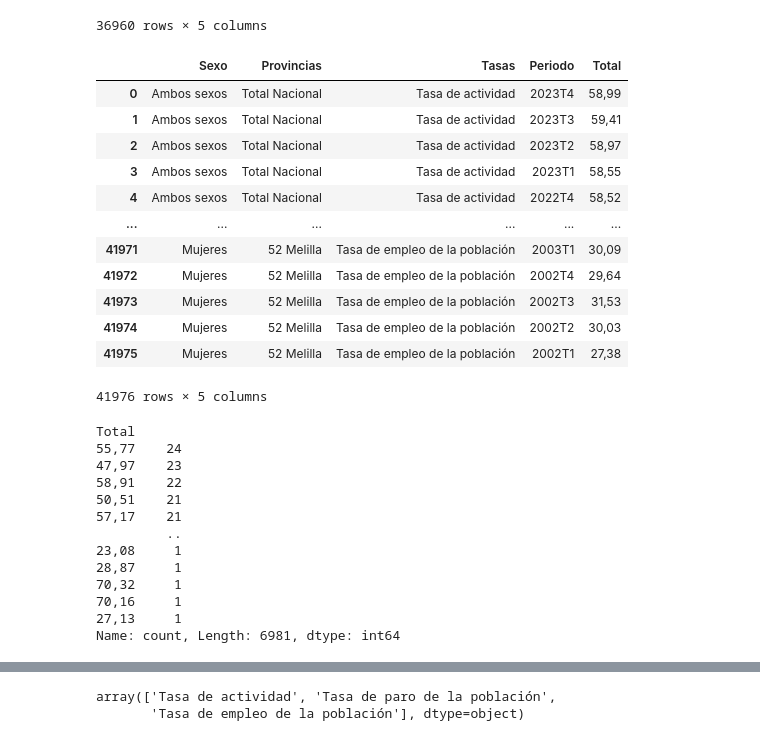
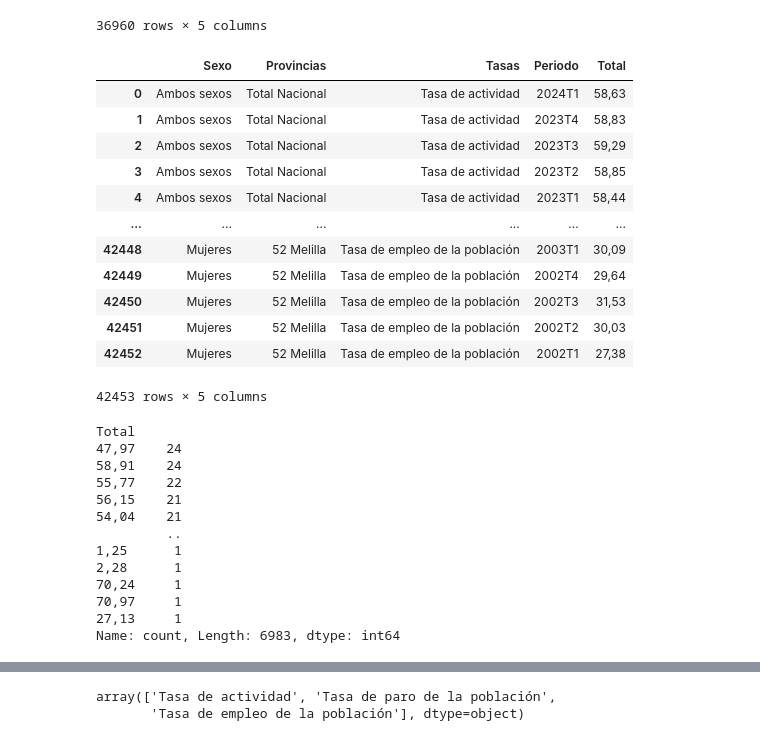
Before and after one commit to Gbau11/Empleo-Espa-a, a Jupyter notebook: code/paro_actividad.ipynb, the cells around one changed output, grey strips where cells are left out. Saved outputs shown, nothing was run; the diff lists cells and outputs as text; code cells hidden in the pictures.

```diff
--- a/code/paro_actividad.ipynb
+++ b/code/paro_actividad.ipynb
@@ -19,38 +19,38 @@ df
 | 36959 | Mujeres | 19 Melilla | 55 y más años | 2002T1 | 11,32 |
 36960 rows × 5 columns
 # %%
-df2 = pd.read_csv('../data/actividad_paro_empleo(poblacionenviviendasfamiliares).csv', sep=';')
+df2 = pd.read_csv('../data/tasas_ultimo.csv', sep=';')
 df2
 # %% [output]
 |  | Sexo | Provincias | Tasas | Periodo | Total |
-| 0 | Ambos sexos | Total Nacional | Tasa de actividad | 2023T4 | 58,99 |
-| 1 | Ambos sexos | Total Nacional | Tasa de actividad | 2023T3 | 59,41 |
-| 2 | Ambos sexos | Total Nacional | Tasa de actividad | 2023T2 | 58,97 |
-| 3 | Ambos sexos | Total Nacional | Tasa de actividad | 2023T1 | 58,55 |
-| 4 | Ambos sexos | Total Nacional | Tasa de actividad | 2022T4 | 58,52 |
+| 0 | Ambos sexos | Total Nacional | Tasa de actividad | 2024T1 | 58,63 |
+| 1 | Ambos sexos | Total Nacional | Tasa de actividad | 2023T4 | 58,83 |
+| 2 | Ambos sexos | Total Nacional | Tasa de actividad | 2023T3 | 59,29 |
+| 3 | Ambos sexos | Total Nacional | Tasa de actividad | 2023T2 | 58,85 |
+| 4 | Ambos sexos | Total Nacional | Tasa de actividad | 2023T1 | 58,44 |
 | ... | ... | ... | ... | ... | ... |
-| 41971 | Mujeres | 52 Melilla | Tasa de empleo de la población | 2003T1 | 30,09 |
-| 41972 | Mujeres | 52 Melilla | Tasa de empleo de la población | 2002T4 | 29,64 |
-| 41973 | Mujeres | 52 Melilla | Tasa de empleo de la población | 2002T3 | 31,53 |
-| 41974 | Mujeres | 52 Melilla | Tasa de empleo de la población | 2002T2 | 30,03 |
-| 41975 | Mujeres | 52 Melilla | Tasa de empleo de la población | 2002T1 | 27,38 |
+| 42448 | Mujeres | 52 Melilla | Tasa de empleo de la población | 2003T1 | 30,09 |
+| 42449 | Mujeres | 52 Melilla | Tasa de empleo de la población | 2002T4 | 29,64 |
+| 42450 | Mujeres | 52 Melilla | Tasa de empleo de la población | 2002T3 | 31,53 |
+| 42451 | Mujeres | 52 Melilla | Tasa de empleo de la población | 2002T2 | 30,03 |
+| 42452 | Mujeres | 52 Melilla | Tasa de empleo de la población | 2002T1 | 27,38 |
-41976 rows × 5 columns
+42453 rows × 5 columns
 # %%
 df2['Total'].value_counts()
 # %% [output]
 Total
-55,77    24
-47,97    23
-58,91    22
-50,51    21
-57,17    21
+47,97    24
+58,91    24
+55,77    22
+56,15    21
+54,04    21
          ..
-23,08     1
-28,87     1
-70,32     1
-70,16     1
+1,25      1
+2,28      1
+70,24     1
+70,97     1
 27,13     1
-Name: count, Length: 6981, dtype: int64
+Name: count, Length: 6983, dtype: int64
 # %%
 df2['Total'] = df2['Total'].str.replace(',,','.')
 # %%
```
Also changed, not shown: parts of 37 cells of this notebook, 2 other files.
